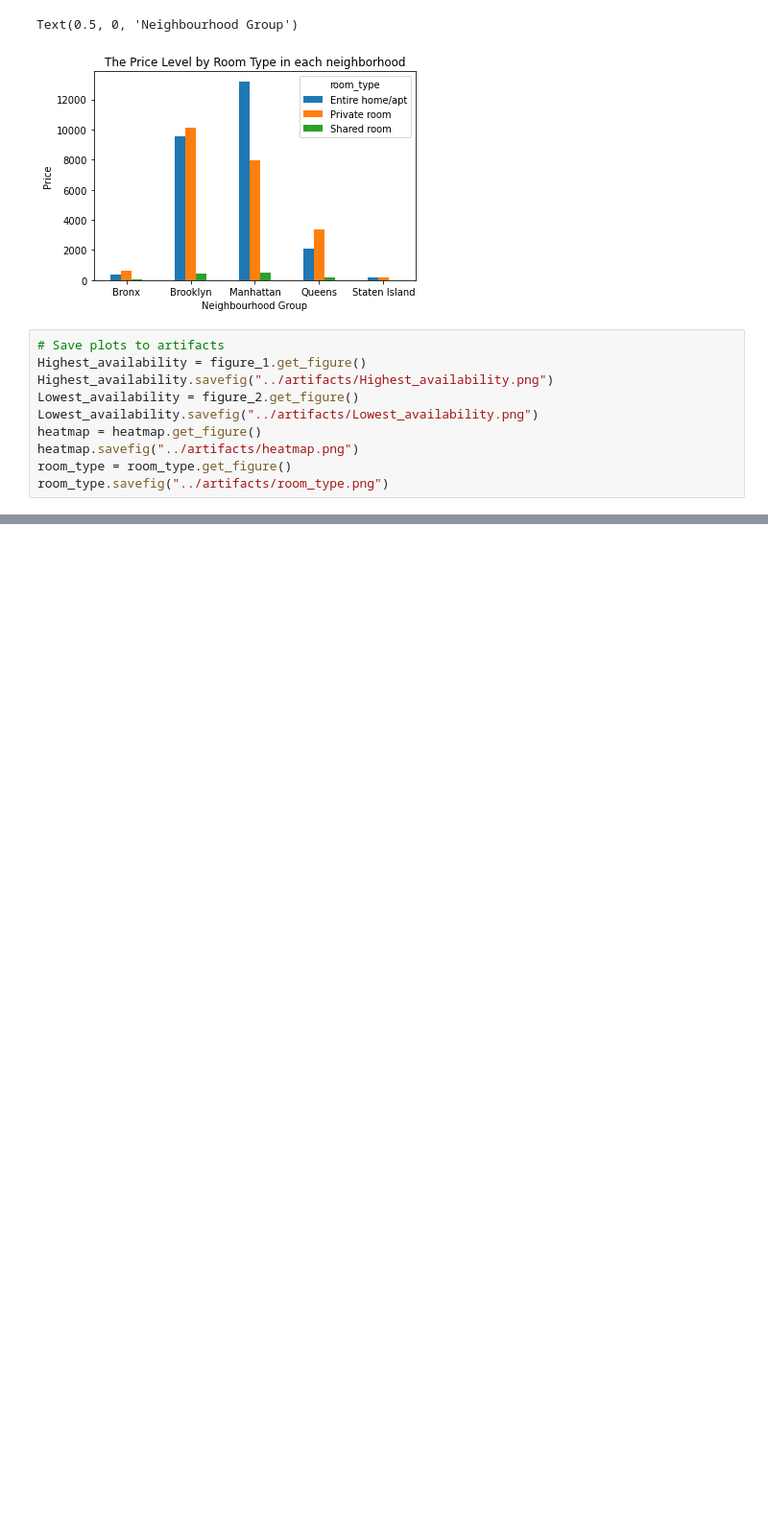
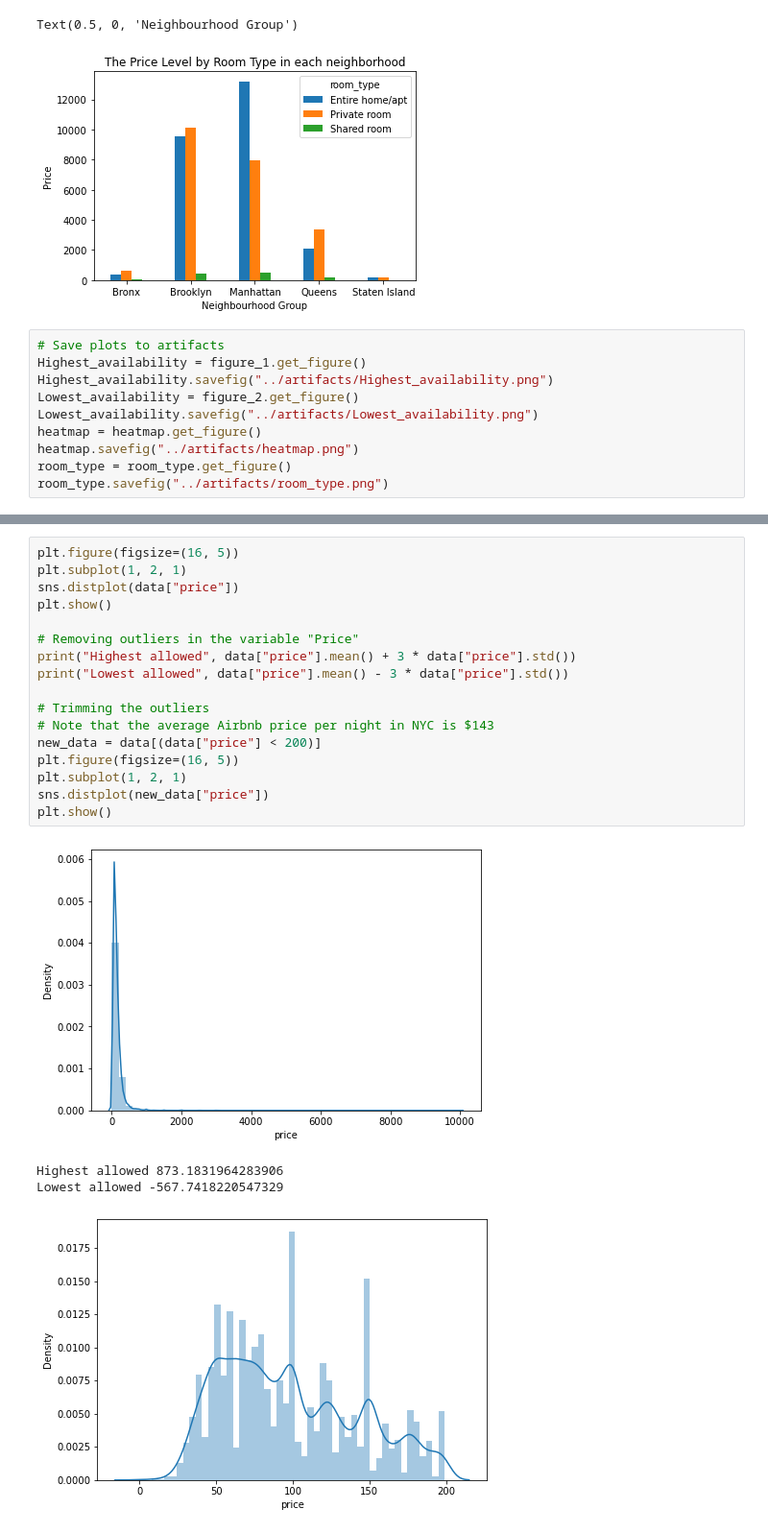
Before and after one commit to csridlen/eco395m-project-2, a Jupyter notebook: code/analysis_visualizations.ipynb, the cells around one changed output, grey strips where cells are left out. Shown at 96% size. Saved outputs shown, nothing was run; the diff lists cells and outputs as text; blank space fills up the shorter version.

```diff
--- a/code/analysis_visualizations.ipynb
+++ b/code/analysis_visualizations.ipynb
@@ -175,0 +179,22 @@ ax.invert_yaxis()
+# %%
+plt.figure(figsize=(16, 5))
+plt.subplot(1, 2, 1)
+sns.distplot(data["price"])
+plt.show()
+
+# Removing outliers in the variable "Price"
+print("Highest allowed", data["price"].mean() + 3 * data["price"].std())
+print("Lowest allowed", data["price"].mean() - 3 * data["price"].std())
+
+# Trimming the outliers
+# Note that the average Airbnb price per night in NYC is $143
+new_data = data[(data["price"] < 200)]
+plt.figure(figsize=(16, 5))
+plt.subplot(1, 2, 1)
+sns.distplot(new_data["price"])
+plt.show()
+# %% [output]
+[figure, added]
+Highest allowed 873.1831964283906
+Lowest allowed -567.7418220547329
+[figure, added]
```
Also changed, not shown: parts of 4 cells of this notebook.
